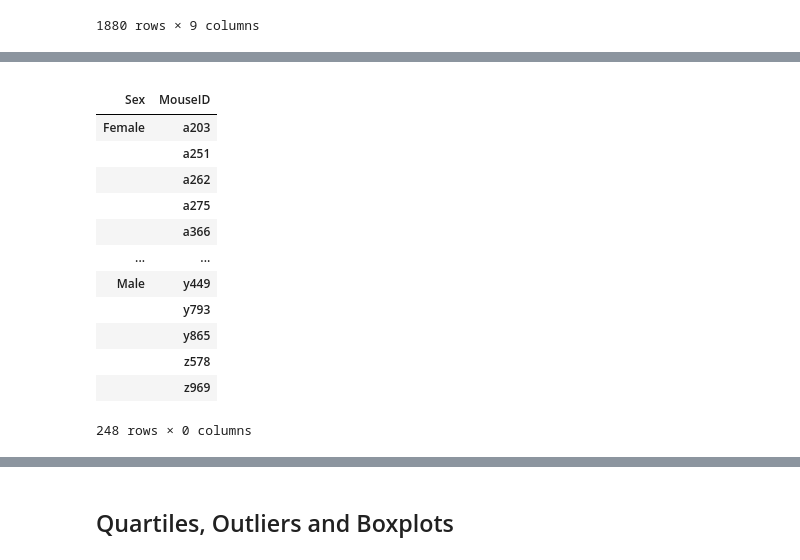
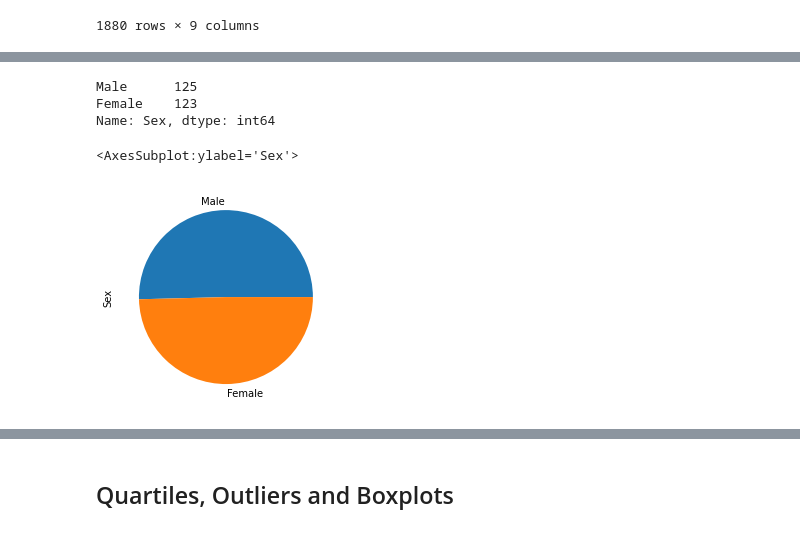
Before and after one commit to CarmenK2/Matplotlib-homework, a Jupyter notebook: pymaceuticals_starter.ipynb, the cells around one changed output, grey strips where cells are left out. Saved outputs shown, nothing was run; the diff lists cells and outputs as text; code cells hidden in the pictures.

```diff
--- a/pymaceuticals_starter.ipynb
+++ b/pymaceuticals_starter.ipynb
@@ -620,22 +580,18 @@ Sex_of_Mouse_df
-# %%
-Female_or_Male_Mouse = Sex_of_Mouse_df.groupby(["Sex","MouseID"])
-Female_or_Male_Mouse.count()
-# %% [output]
-|  |  |
-| Sex | MouseID |
-| Female | a203 |
-|  | a251 |
-|  | a262 |
-|  | a275 |
-|  | a366 |
-| ... | ... |
-| Male | y449 |
-|  | y793 |
-|  | y865 |
-|  | z578 |
-|  | z969 |
-248 rows × 0 columns
+# %%
+Selected_Gender_columns_Trail_data_complete_df = Trial_data_complete_cleaned_df[["MouseID","Sex"]].copy()
+Selected_Gender_columns_Trail_data_complete_df.drop_duplicates(keep='first', inplace = True)
+Mouse_Gender_for_Drug_Regimen = Selected_Gender_columns_Trail_data_complete_df["Sex"].value_counts()
+Mouse_Gender_for_Drug_Regimen
+# %% [output]
+Male      125
+Female    123
+Name: Sex, dtype: int64
 # %%
 # Generate a pie plot showing the distribution of female versus male mice using pandas
+
+Mouse_Gender_for_Drug_Regimen.plot(kind="pie")
+# %% [output]
+<AxesSubplot:ylabel='Sex'>
+[figure, added]
 # %%
 # Generate a pie plot showing the distribution of female versus male mice using pyplot
```
Also changed, not shown: parts of 15 cells of this notebook.
